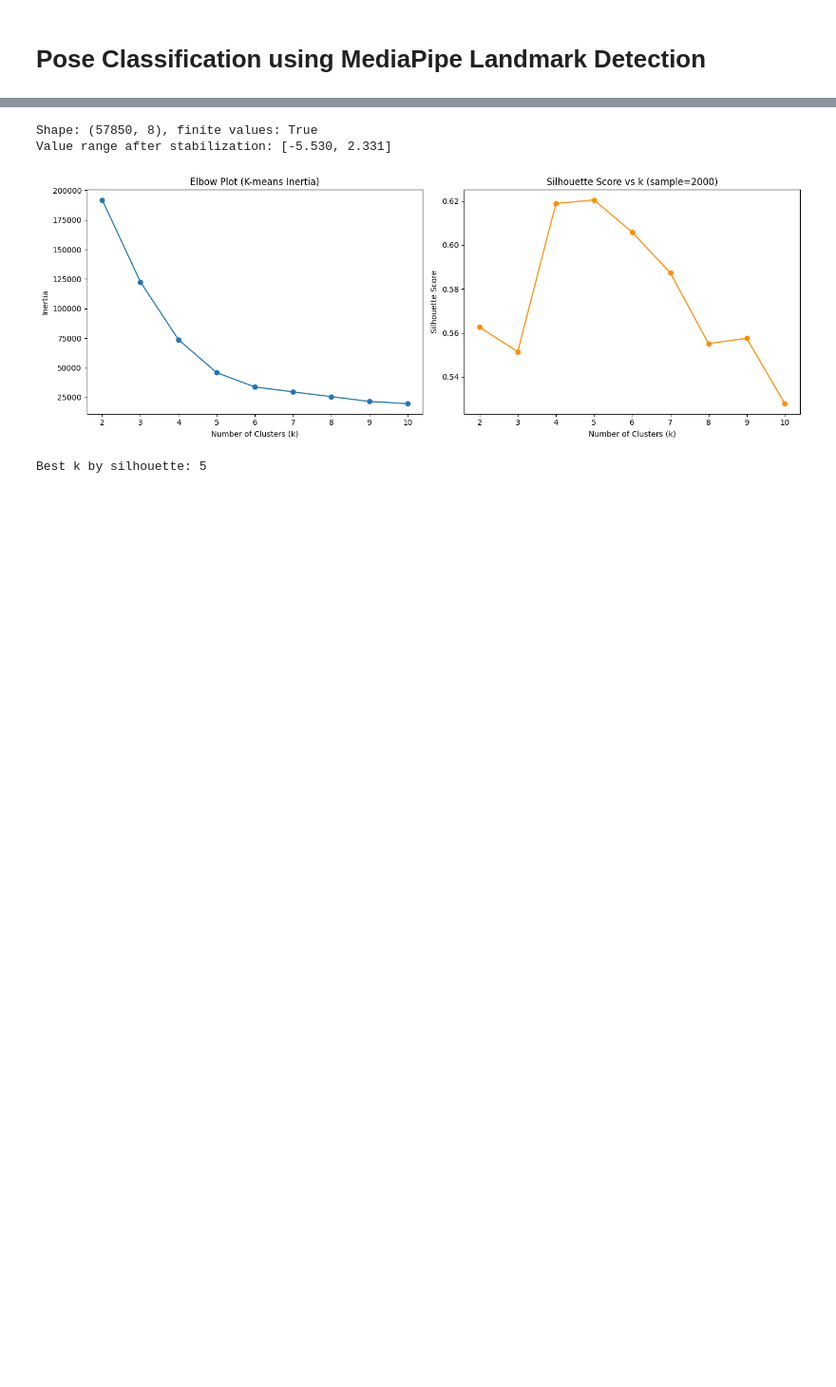
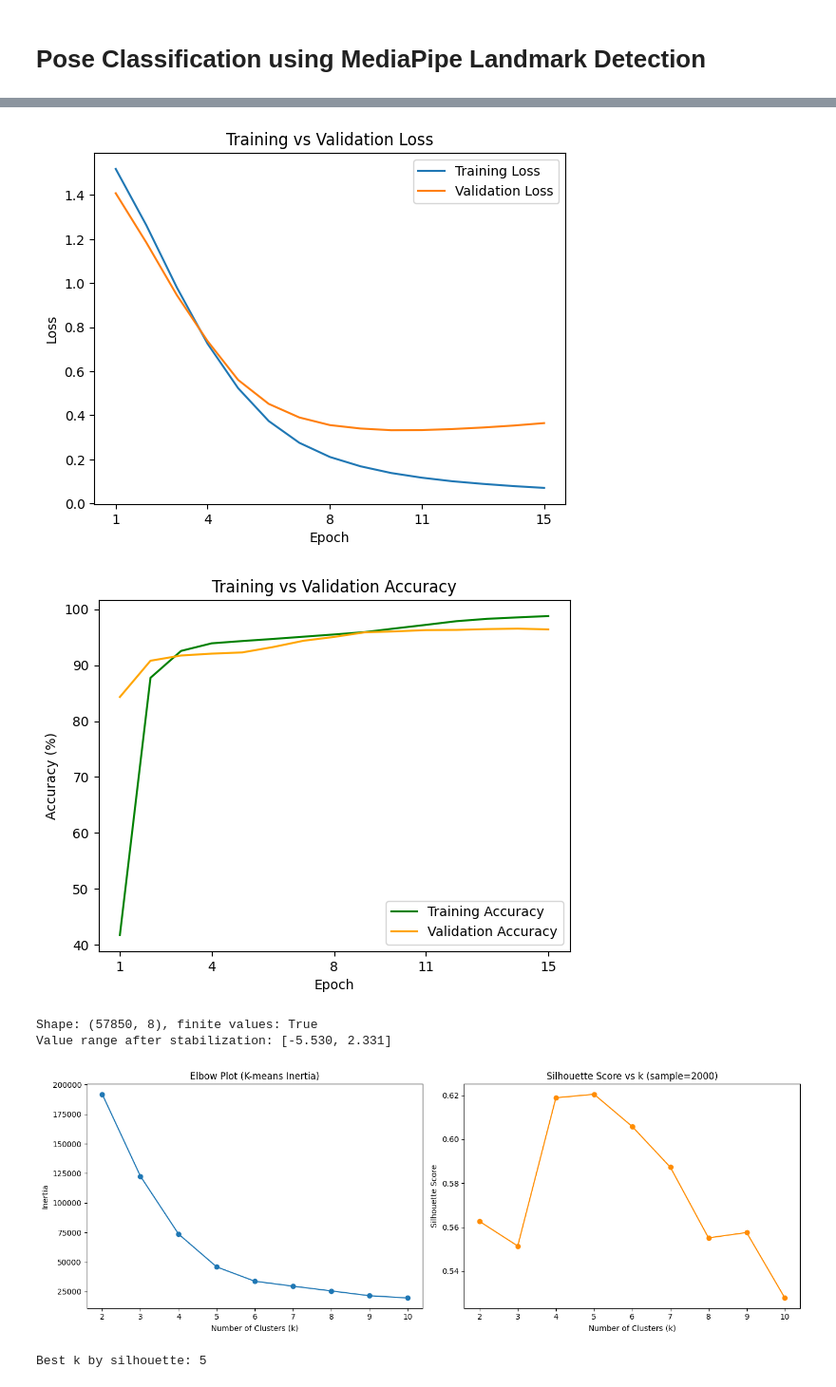
Before and after one commit to AmyJose/gameception, a Jupyter notebook: classificationModels/pose_classification.ipynb, the cells around one changed output, grey strips where cells are left out. Shown at 95% size. Drawn from its saved outputs; the diff is of its cells as text; code cells hidden in the pictures; blank space fills up the shorter version.

Commit message:
early stopping aded

```diff
--- a/classificationModels/pose_classification.ipynb
+++ b/classificationModels/pose_classification.ipynb
@@ -370 +370,77 @@ Done!
 'test_df = pd.read_csv("poseData/dennis2.csv")\nX_test_processed = preprocess_pose_data(test_df.drop(\'label\', axis=1).values)\nX_test_scaled = scaler.transform(X_test_processed)\ny_test = encoder.tr ...
+# %%
+# Early-stopping training run (uses the same train/val loaders and PoseClassifier)
+model = PoseClassifier()
+criterion = nn.CrossEntropyLoss()
+learning_rate = 1e-5
+optimizer = torch.optim.Adam(model.parameters(), lr=learning_rate)
+
+max_epochs = 50
+patience = 5
+min_delta = 1e-4
+
+best_val_loss = float("inf")
+best_epoch = 0
+epochs_without_improvement = 0
+best_model_state = None
+
+es_train_losses = []
+es_val_losses = []
+es_train_accuracies = []
+es_val_accuracies = []
+
+for epoch in range(1, max_epochs + 1):
+    print(f"Epoch {epoch}\n-------------------------------")
+
+    train_loss, train_acc = train_loop(train_loader, model, criterion, optimizer)
+    val_loss, val_acc = test_loop(val_loader, model, criterion)
+
+    es_train_losses.append(train_loss)
+    es_val_losses.append(val_loss)
+    es_train_accuracies.append(train_acc)
+    es_val_accuracies.append(val_acc)
+
+    print(f"Train Accuracy: {(100 * train_acc):>0.1f}%")
+
+    if val_loss < (best_val_loss - min_delta):
+        best_val_loss = val_loss
+        best_epoch = epoch
+        epochs_without_improvement = 0
+        best_model_state = {k: v.detach().cpu().clone() for k, v in model.state_dict().items()}
+        print(f"Validation loss improved to {best_val_loss:.6f}")
+    else:
+        epochs_without_improvement += 1
+        print(f"No improvement for {epochs_without_improvement}/{patience} epoch(s)")
+
+    if epochs_without_improvement >= patience:
+        print(f"Early stopping triggered at epoch {epoch}")
+        break
+
+if best_model_state is not None:
+    model.load_state_dict(best_model_state)
+
+print(f"Done! Loaded best model from epoch {best_epoch} (val loss: {best_val_loss:.6f})")
+
+# Plot metrics from the early-stopping run
+trained_epochs = len(es_train_losses)
+epoch_range = range(1, trained_epochs + 1)
+epoch_ticks = sorted(set(np.linspace(1, trained_epochs, num=min(5, trained_epochs), dtype=int).tolist()))
+
+plt.plot(epoch_range, es_train_losses, label="Training Loss")
+plt.plot(epoch_range, es_val_losses, label="Validation Loss")
+plt.xlabel("Epoch")
+plt.ylabel("Loss")
+plt.title("Training vs Validation Loss")
+plt.xticks(epoch_ticks)
+plt.legend()
+plt.show()
+
+plt.plot(epoch_range, [acc * 100 for acc in es_train_accuracies], label="Training Accuracy", color="green")
+plt.plot(epoch_range, [acc * 100 for acc in es_val_accuracies], label="Validation Accuracy", color="orange")
+plt.xlabel("Epoch")
+plt.ylabel("Accuracy (%)")
+plt.title("Training vs Validation Accuracy")
+plt.xticks(epoch_ticks)
+plt.legend()
+plt.show()
+# %% [output]
@@ -371,3 +464,5 @@ Done!
+[figure, added]
+[figure, added]
 # %%
 # K-means clustering analysis on pose features
 from sklearn.cluster import KMeans
```
Also changed, not shown: parts of 2 cells of this notebook, 2 other files.
